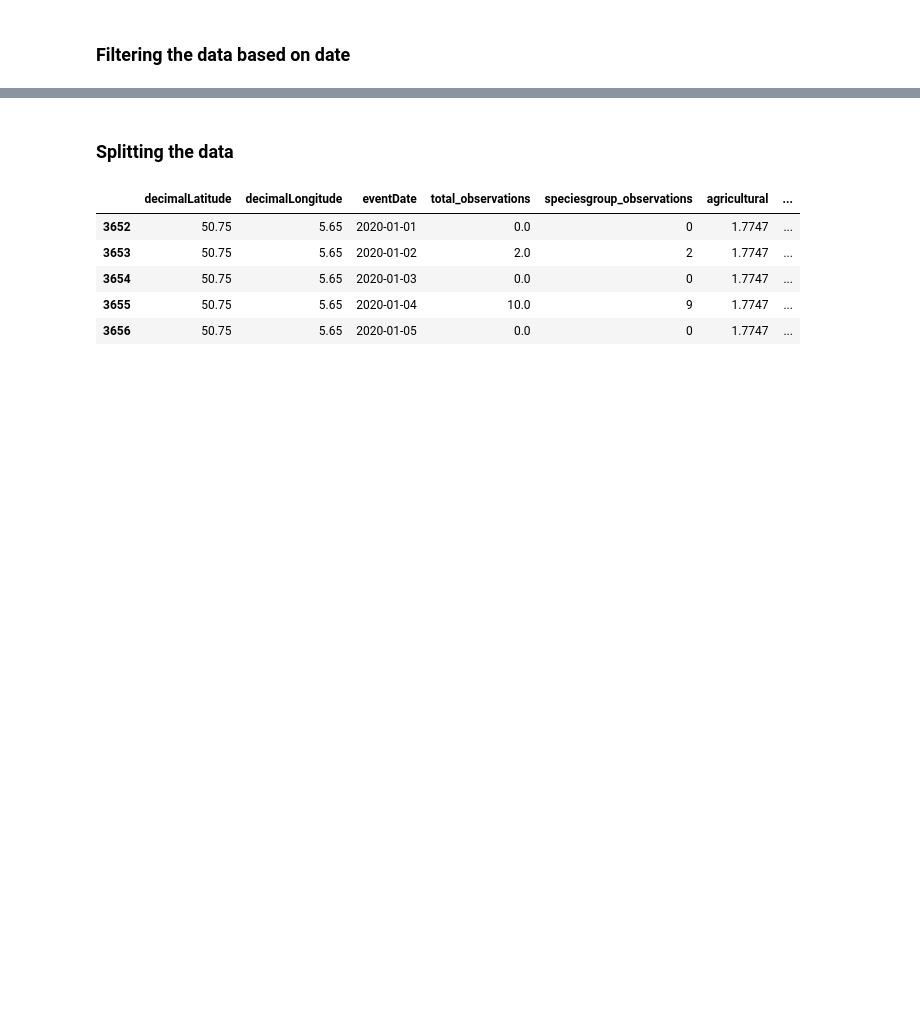
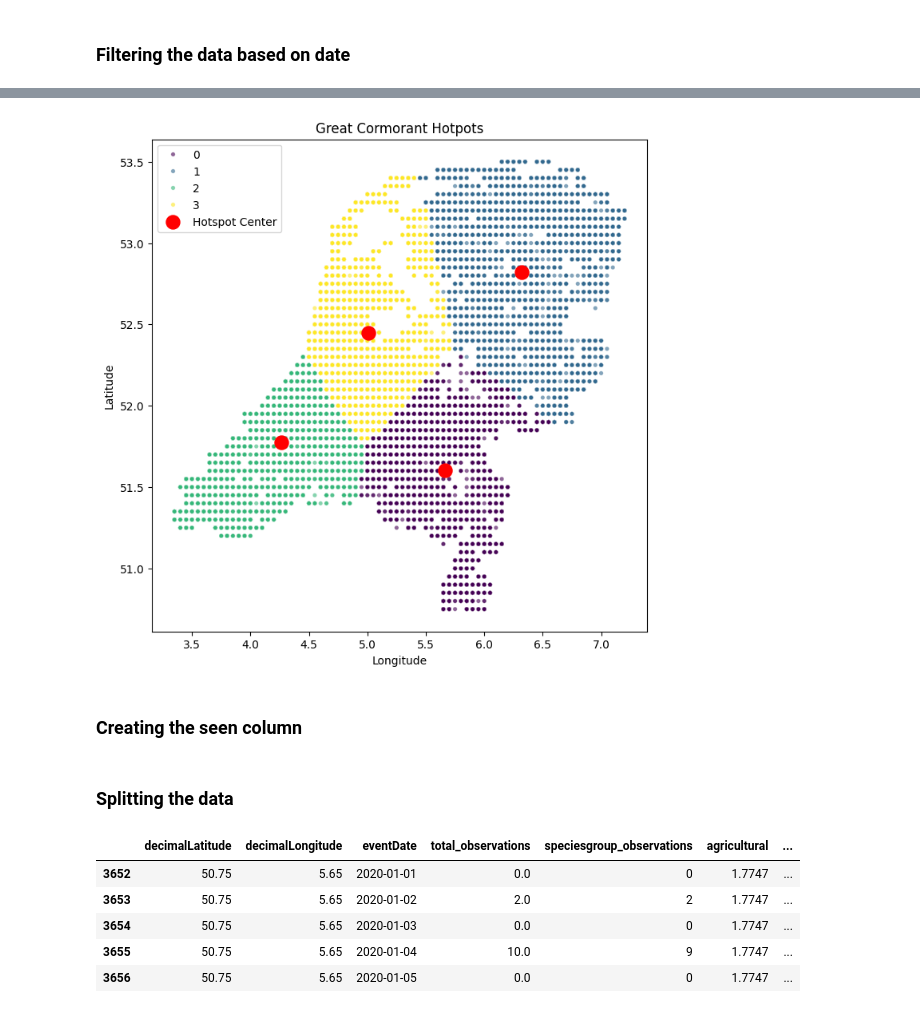
Before and after one commit to kebabzter/the-greatest-cormorant, a Jupyter notebook: notebook-final.ipynb, the cells around one changed output, grey strips where cells are left out. Saved outputs shown, nothing was run; the diff lists cells and outputs as text; code cells hidden in the pictures; blank space fills up the shorter version.

```diff
--- a/notebook-final.ipynb
+++ b/notebook-final.ipynb
@@ -719,3 +746,39 @@ df_filtered.tail(5)
+# %%
+kmeans = KMeans(
+    n_clusters=4,
+    random_state=42,
+    n_init="auto"
+).fit(X_clusters)
+
+df_clusters["hotspot_cluster"] = kmeans.labels_
+centers = kmeans.cluster_centers_
+
+plt.figure(figsize=(8, 8))
+sns.scatterplot(
+    data=df_clusters,
+    x="decimalLongitude",
+    y="decimalLatitude",
+    hue="hotspot_cluster",
+    palette="viridis",
+    alpha=0.6,
+    s=15
+)
+
+plt.scatter(
+    centers[:, 0], centers[:, 1],
+    c="red", s=150, marker="o", label="Hotspot Center"
+)
+
+plt.title("Great Cormorant Hotpots")
+plt.xlabel("Longitude")
+plt.ylabel("Latitude")
+plt.legend()
+plt.grid(False)
+plt.show()
+# %% [output]
+[figure, added]
+# %% [markdown]
+### Creating the seen column
 # %%
 # df_filtered['sasho'] = pd.to_numeric(pd.to_datetime(df_filtered['eventDate']))
 # df_filtered['sasho1'] = pd.to_numeric(pd.to_datetime(df_filtered['date']))
```
Also changed, not shown: parts of 10 cells of this notebook.
